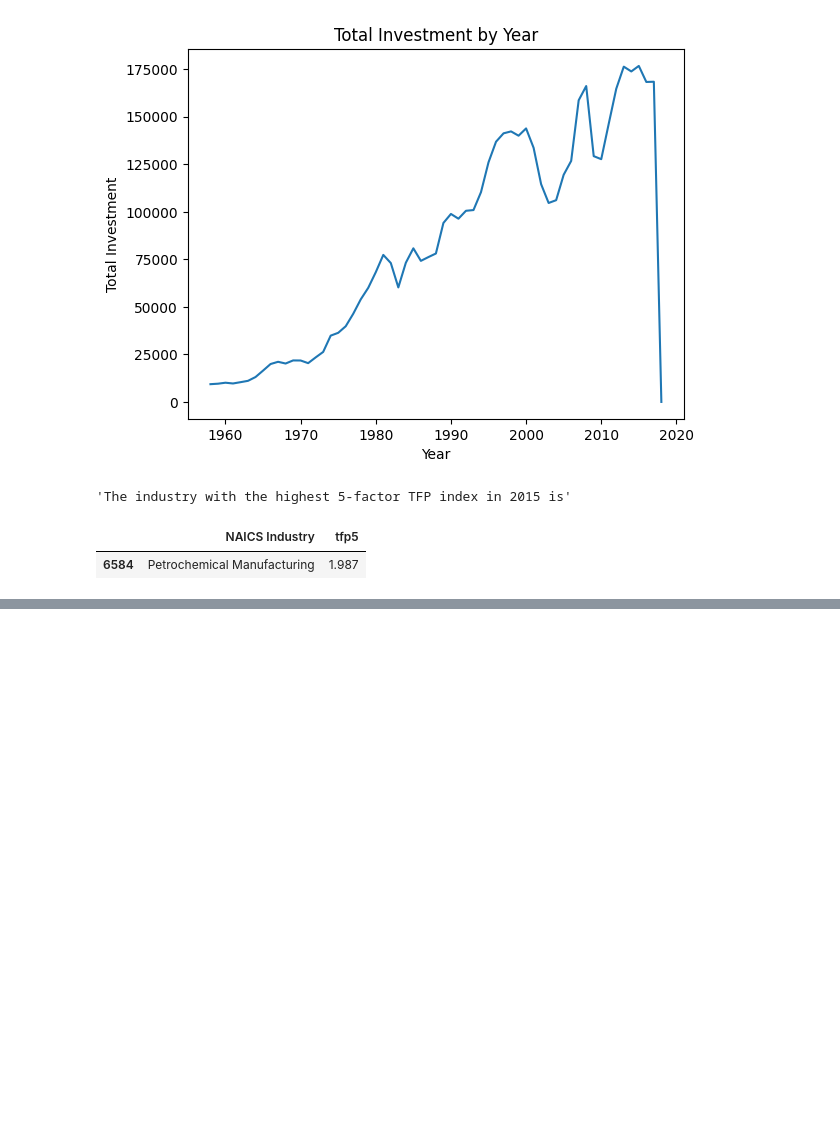
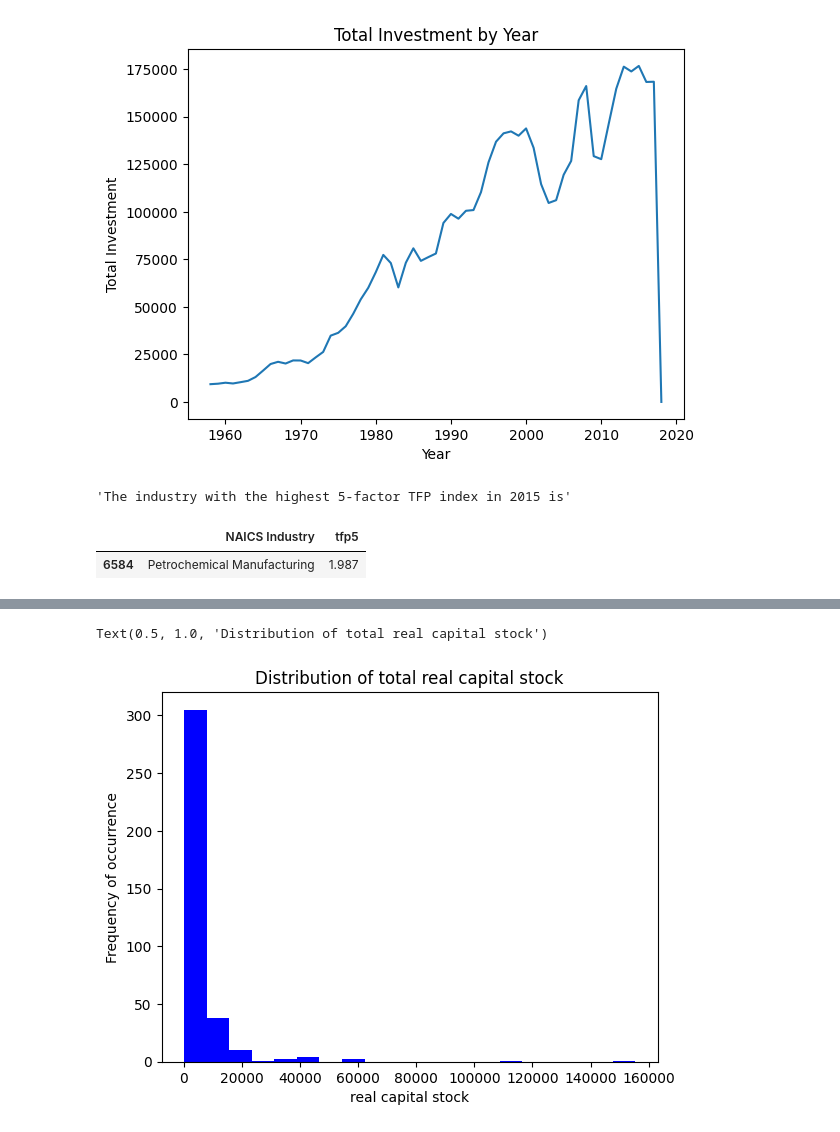
Before and after one commit to DanielKim0208/Data_driven, a Jupyter notebook: midterm/midterm.ipynb, the cells around one changed output, grey strips where cells are left out. Cells and saved outputs as stored; diff of their text form; code cells hidden in the pictures; blank space fills up the shorter version.

```diff
--- a/midterm/midterm.ipynb
+++ b/midterm/midterm.ipynb
@@ -228,0 +247,12 @@ df2010 = df[df['year'] == 2010][['NAICS Industry', 'tfp4']]
+# %%
+#Question 2.10
+
+import matplotlib.pyplot as plt
+df2010 = df[df['year'] == 2010][['cap']]
+df2010['cap'].plot.hist(bins=20,color='blue')
+plt.xlabel('real capital stock')
+plt.ylabel('Frequency of occurrence')
+plt.title('Distribution of total real capital stock')
+# %% [output]
+Text(0.5, 1.0, 'Distribution of total real capital stock')
+[figure, added]
```
Also changed, not shown: parts of 4 cells of this notebook.
